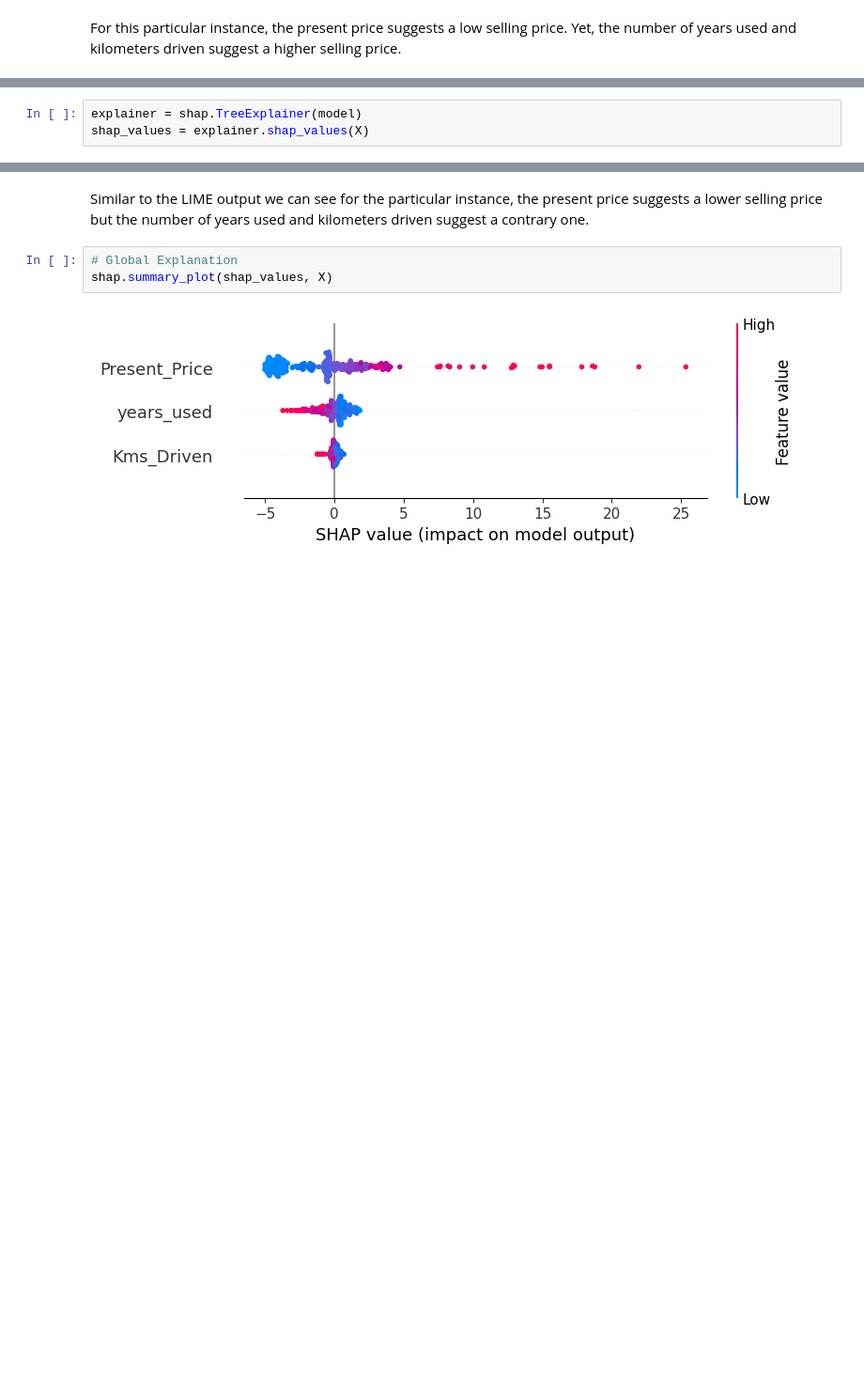
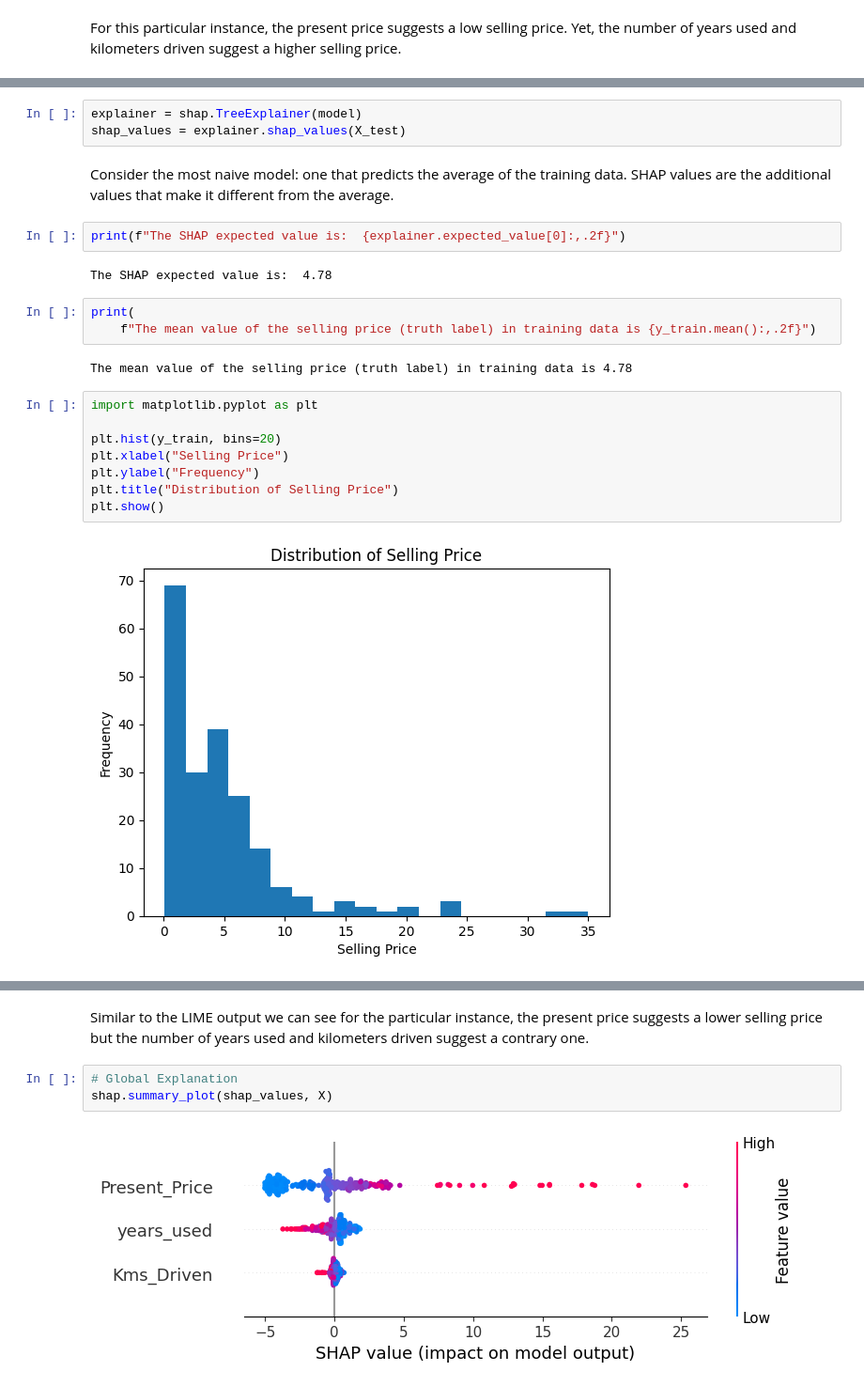
Before and after one commit to wingyiuc/explaining-explainable-ai, a Jupyter notebook: Decision Trees.ipynb, the cells around one changed output, grey strips where cells are left out. Shown at 94% size. Drawn from its saved outputs; the diff is of its cells as text; blank space fills up the shorter version.

```diff
--- a/Decision Trees.ipynb
+++ b/Decision Trees.ipynb
@@ -114,4 +137,25 @@ shap.initjs()
 [interactive output not drawn]
 # %%
 explainer = shap.TreeExplainer(model)
-shap_values = explainer.shap_values(X)
+shap_values = explainer.shap_values(X_test)
+# %% [markdown]
+Consider the most naive model: one that predicts the average of the training data. SHAP values are the additional values that make it different from the average.
+# %%
+print(f"The SHAP expected value is:  {explainer.expected_value[0]:,.2f}")
+# %% [output]
+The SHAP expected value is:  4.78
+# %%
+print(
+    f"The mean value of the selling price (truth label) in training data is {y_train.mean():,.2f}")
+# %% [output]
+The mean value of the selling price (truth label) in training data is 4.78
+# %%
+import matplotlib.pyplot as plt
+
+plt.hist(y_train, bins=20)
+plt.xlabel("Selling Price")
+plt.ylabel("Frequency")
+plt.title("Distribution of Selling Price")
+plt.show()
+# %% [output]
+[figure, added]
```
Also changed, not shown: parts of 18 cells of this notebook.
